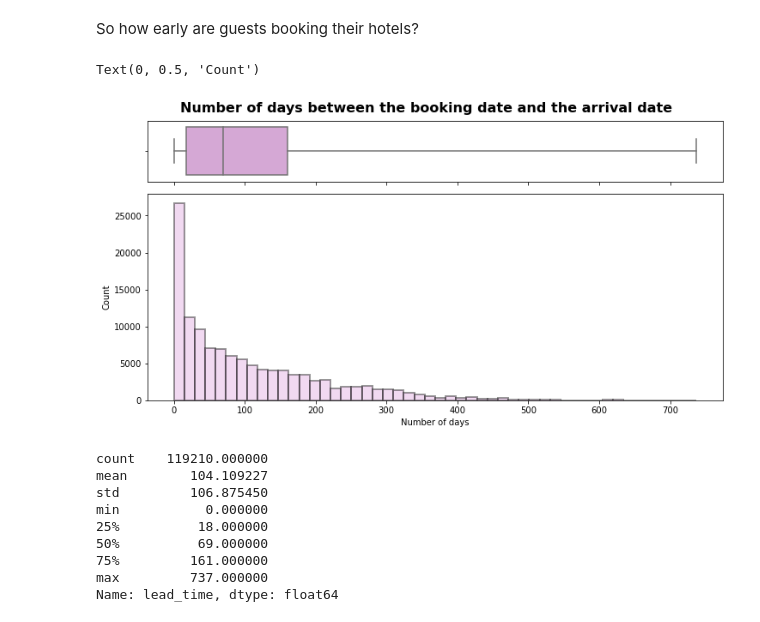
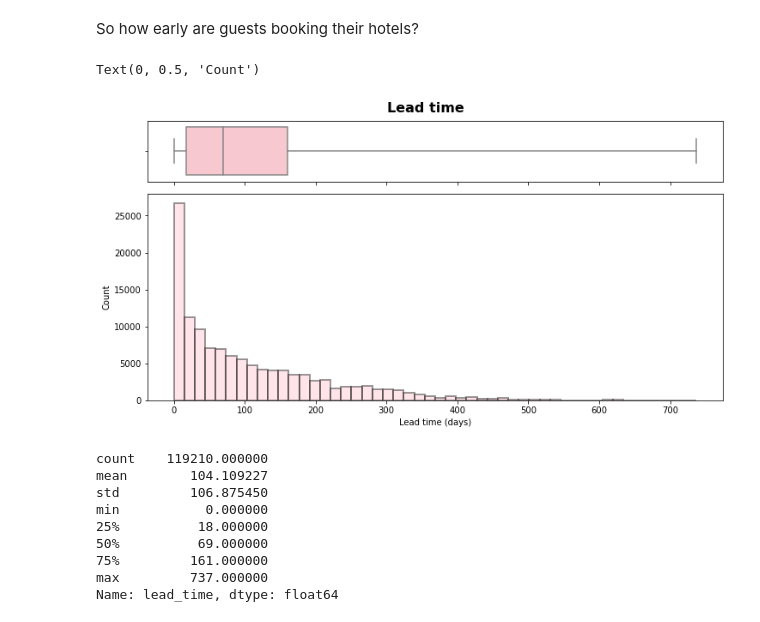
Before and after one commit to gracecmy/EDA-Hotel-Bookings, a Jupyter notebook: eda-hotel-bookings.ipynb, the cells around one changed output. Drawn from its saved outputs; the diff is of its cells as text; code cells hidden in the pictures.

```diff
--- a/eda-hotel-bookings.ipynb
+++ b/eda-hotel-bookings.ipynb
@@ -533,17 +534,17 @@ So how early are guests booking their hotels?
 # %%
 fig=plt.figure(figsize=(12,6))
 ax1=plt.subplot2grid((4,1),(0,0))
 ax2=plt.subplot2grid((4,1),(1,0),rowspan=3)
-sns.boxplot(df["lead_time"],whis=30,color="plum",ax=ax1)
-sns.distplot(a=df["lead_time"],kde=False,color="plum",hist_kws=dict(edgecolor="black",linewidth=2),ax=ax2)
-plt.suptitle("Number of days between the booking date and the arrival date",fontweight="bold",fontsize=16,y=0.93)
+sns.boxplot(df["lead_time"],whis=30,color="pink",ax=ax1)
+sns.distplot(a=df["lead_time"],kde=False,color="pink",hist_kws=dict(edgecolor="black",linewidth=2),ax=ax2)
+plt.suptitle("Lead time",fontweight="bold",fontsize=16,y=0.93)
 ax1.set_xlabel("")
 ax1.set_xticklabels([])
-ax2.set_xlabel("Number of days")
+ax2.set_xlabel("Lead time (days)")
 ax2.set_ylabel("Count")
 # %% [output]
 Text(0, 0.5, 'Count')
-[figure, old version]
+[figure, new version]
 # %%
 df["lead_time"].describe()
 # %% [output]
```
Also changed, not shown: parts of 13 cells of this notebook.
